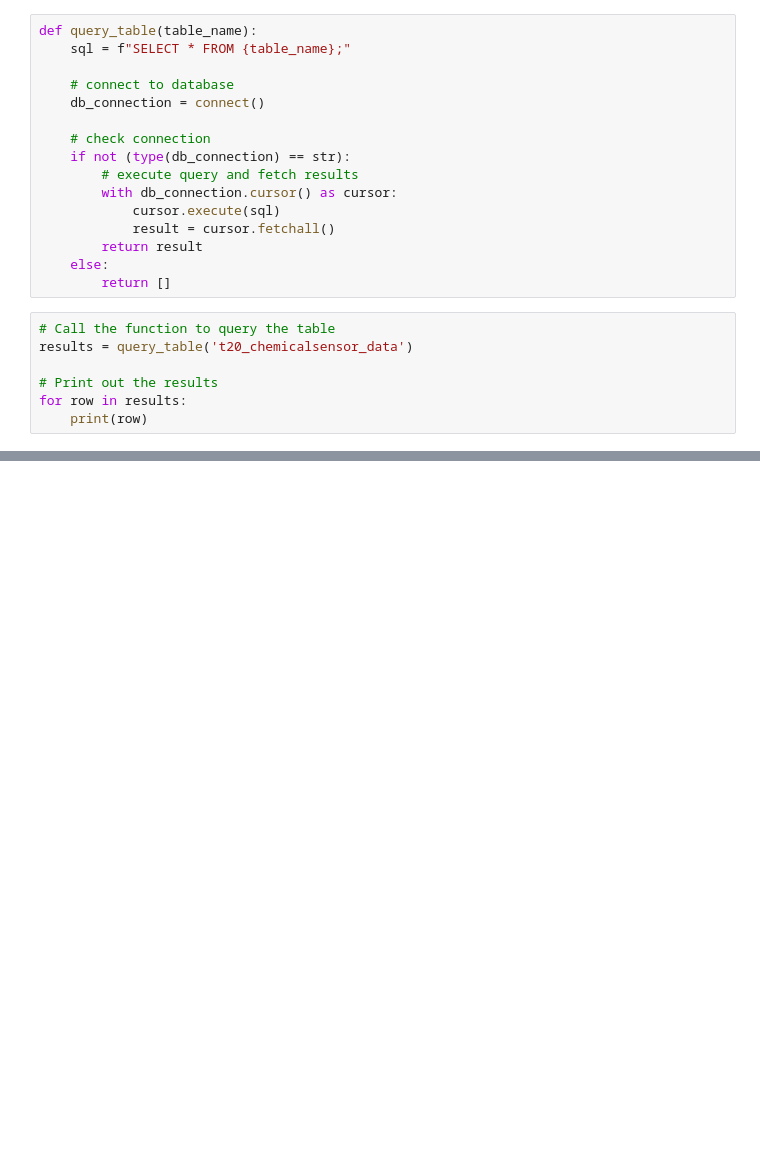
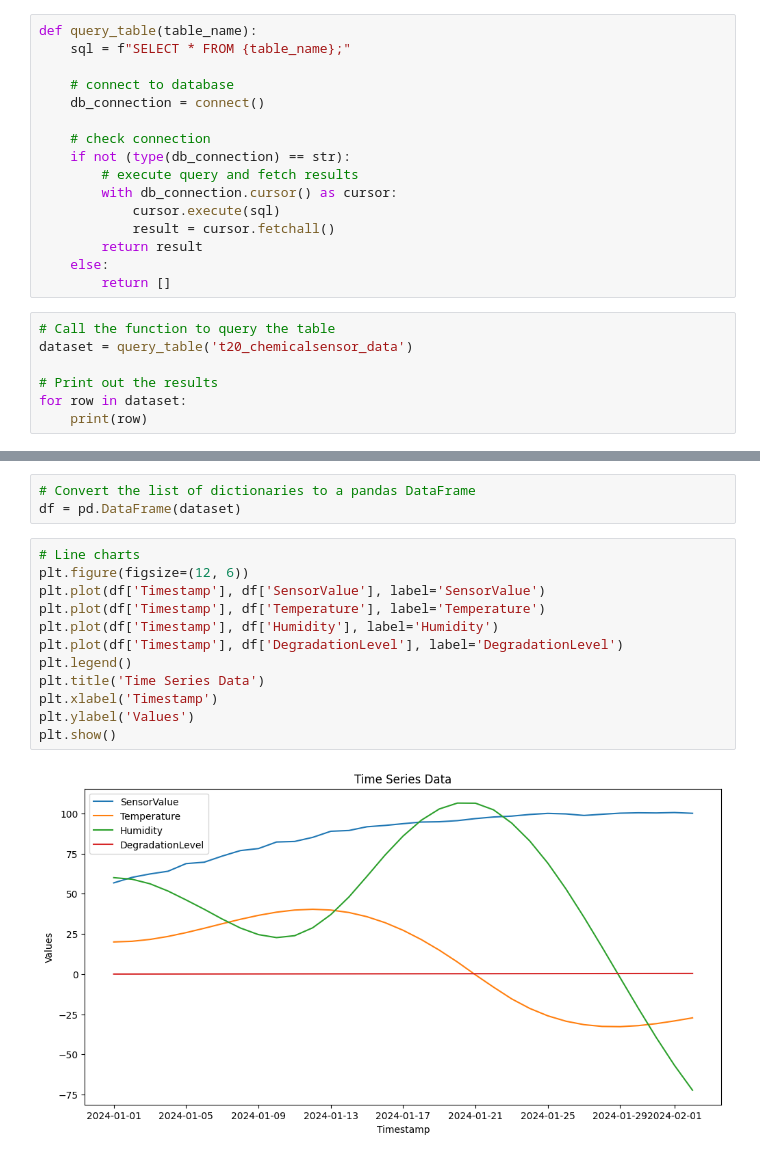
Before and after one commit to Gressling/cheminf-EDU, a Jupyter notebook: machineLearning/chemical_sensors_monitoring/Sensor_DB_Access.ipynb, the cells around one changed output, grey strips where cells are left out. Saved outputs shown, nothing was run; the diff lists cells and outputs as text; blank space fills up the shorter version.

```diff
--- a/machineLearning/chemical_sensors_monitoring/Sensor_DB_Access.ipynb
+++ b/machineLearning/chemical_sensors_monitoring/Sensor_DB_Access.ipynb
@@ -59,9 +59,9 @@ def query_table(table_name):
         return []
 # %%
 # Call the function to query the table
-results = query_table('t20_chemicalsensor_data')
+dataset = query_table('t20_chemicalsensor_data')
 
 # Print out the results
-for row in results:
+for row in dataset:
     print(row)
 # %% [output]
@@ -84,0 +110,17 @@ for row in results:
+# %%
+# Convert the list of dictionaries to a pandas DataFrame
+df = pd.DataFrame(dataset)
+# %%
+# Line charts
+plt.figure(figsize=(12, 6))
+plt.plot(df['Timestamp'], df['SensorValue'], label='SensorValue')
+plt.plot(df['Timestamp'], df['Temperature'], label='Temperature')
+plt.plot(df['Timestamp'], df['Humidity'], label='Humidity')
+plt.plot(df['Timestamp'], df['DegradationLevel'], label='DegradationLevel')
+plt.legend()
+plt.title('Time Series Data')
+plt.xlabel('Timestamp')
+plt.ylabel('Values')
+plt.show()
+# %% [output]
+[figure, added]
```
Also changed, not shown: parts of 9 cells of this notebook.
